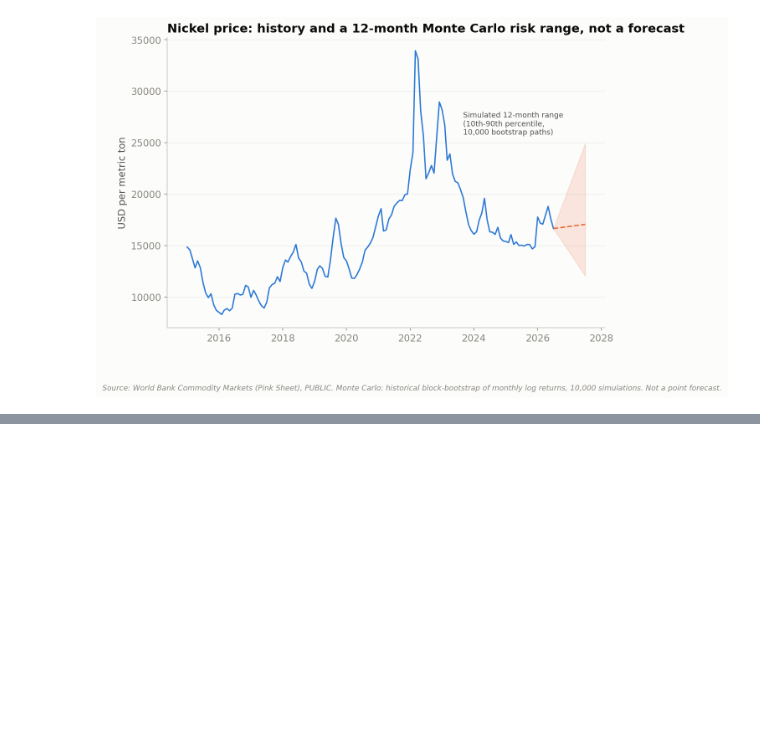
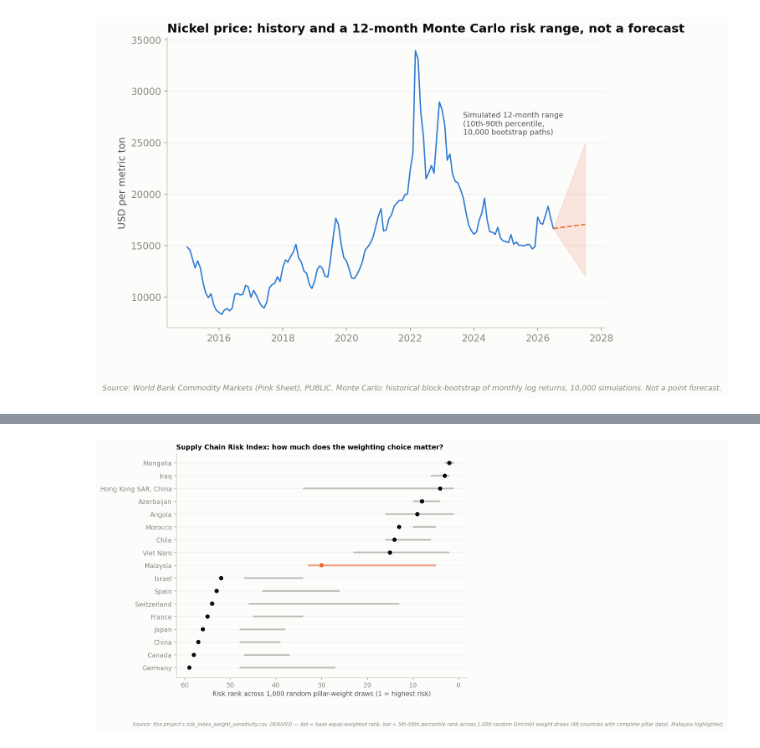
Before and after one commit to ooi-darren/project-008-global-supply-chain-intelligence, a Jupyter notebook: notebooks/07_risk_and_forecasting.ipynb, the cells around one changed output, grey strips where cells are left out. Drawn from its saved outputs; the diff is of its cells as text; code cells hidden in the pictures; blank space fills up the shorter version.

```diff
--- a/notebooks/07_risk_and_forecasting.ipynb
+++ b/notebooks/07_risk_and_forecasting.ipynb
@@ -67,0 +92,4 @@ display(Image('../outputs/figures/07_nickel_price_montecarlo.png', width=650))
+# %%
+display(Image('../outputs/figures/18_risk_index_weight_sensitivity.png', width=700))
+# %% [output]
+[figure, added]
```
Also changed, not shown: parts of 6 cells of this notebook, 29 other files.
